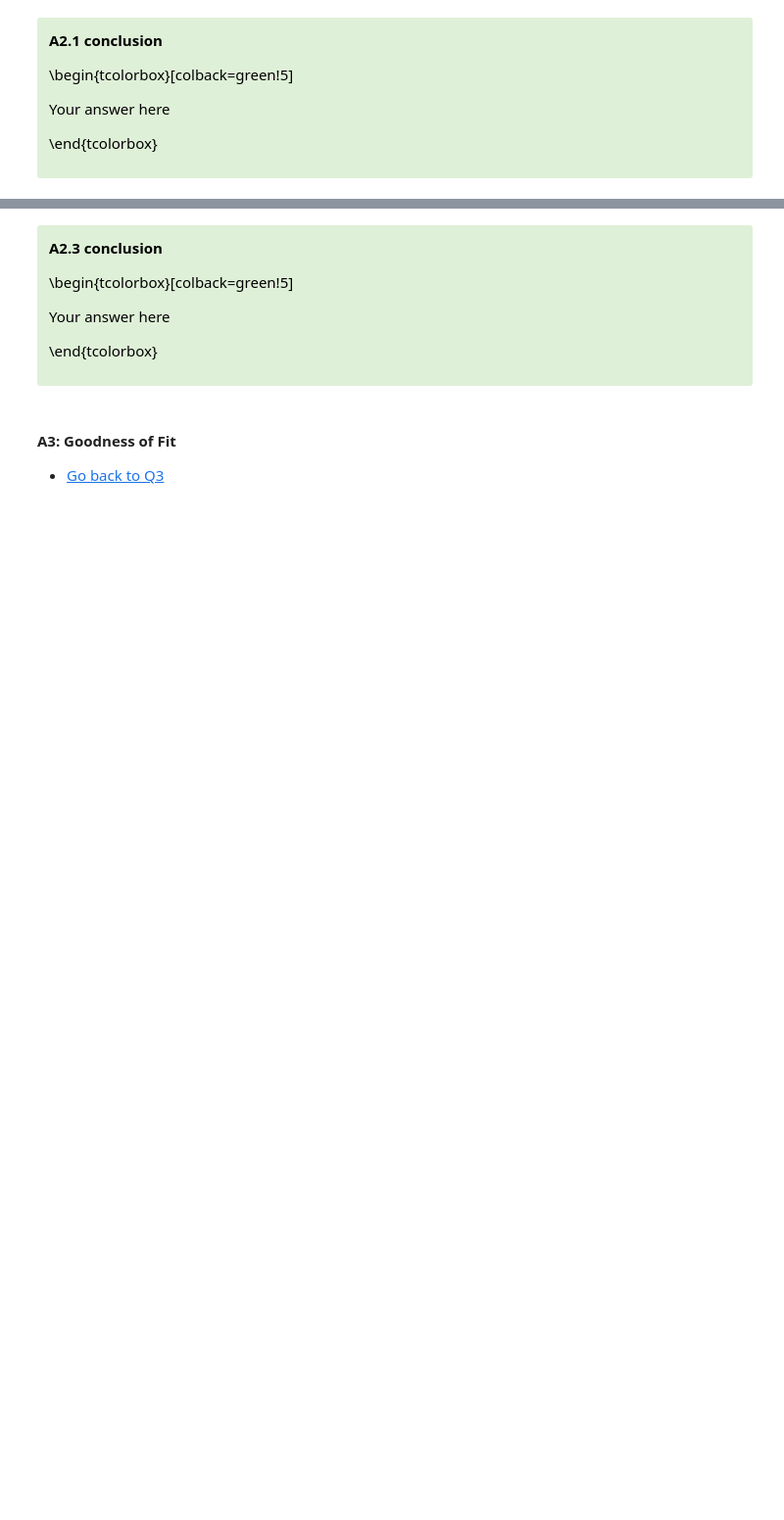
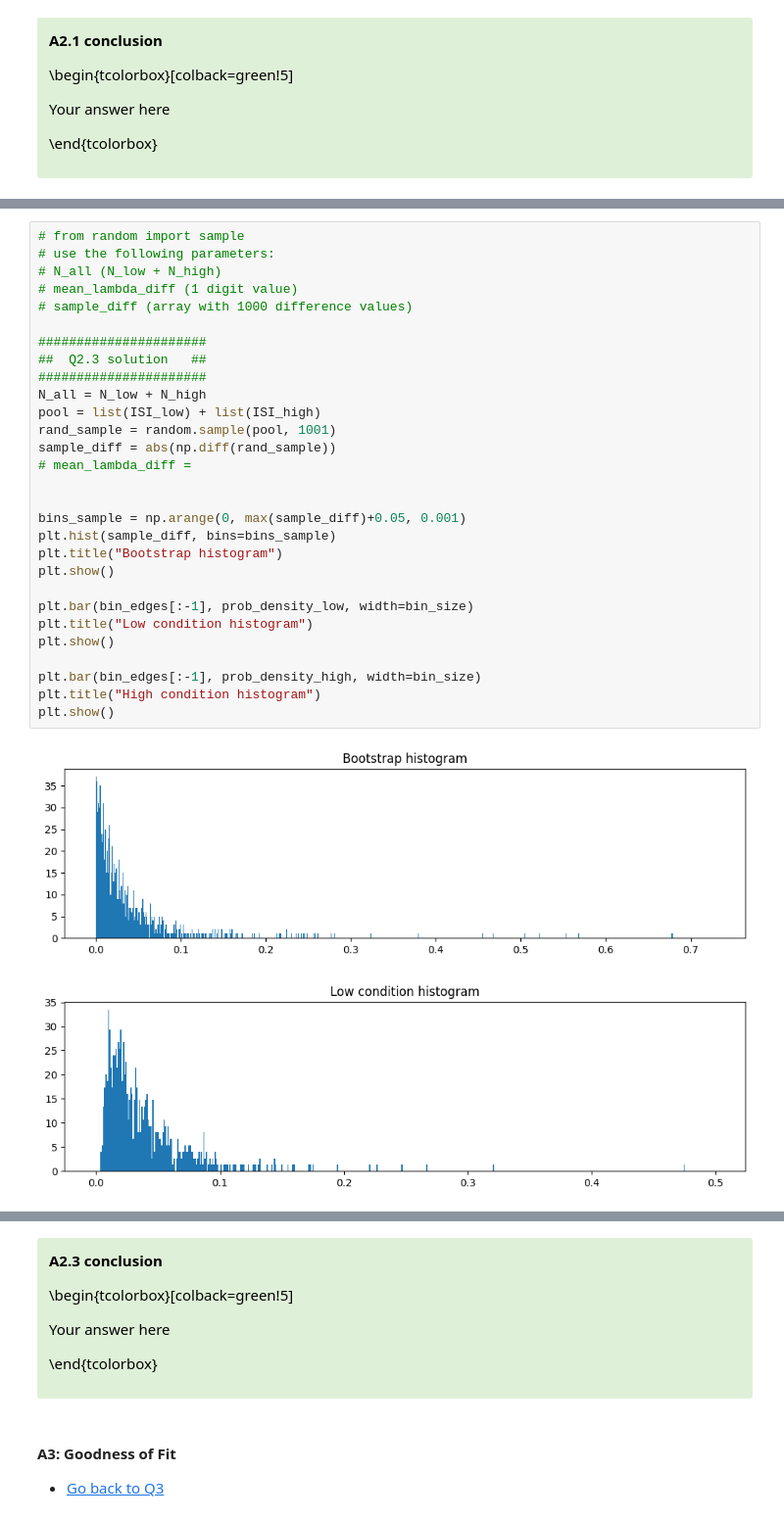
Before and after one commit to cesarz10/Computational-Neurophysiology-Lab, a Jupyter notebook: Lab_4/Module2_Ex2_12.ipynb, the cells around one changed output, grey strips where cells are left out. Shown at 98% size. Drawn from its saved outputs; the diff is of its cells as text; blank space fills up the shorter version.

```diff
--- a/Lab_4/Module2_Ex2_12.ipynb
+++ b/Lab_4/Module2_Ex2_12.ipynb
@@ -395,0 +443,32 @@ Your answer here
+# %%
+# from random import sample
+# use the following parameters:
+# N_all (N_low + N_high)
+# mean_lambda_diff (1 digit value)
+# sample_diff (array with 1000 difference values)
+
+######################
+##  Q2.3 solution   ##
+######################
+N_all = N_low + N_high
+pool = list(ISI_low) + list(ISI_high)
+rand_sample = random.sample(pool, 1001)
+sample_diff = abs(np.diff(rand_sample))
+# mean_lambda_diff =
+
+
+bins_sample = np.arange(0, max(sample_diff)+0.05, 0.001)
+plt.hist(sample_diff, bins=bins_sample)
+plt.title("Bootstrap histogram")
+plt.show()
+
+plt.bar(bin_edges[:-1], prob_density_low, width=bin_size)
+plt.title("Low condition histogram")
+plt.show()
+
+plt.bar(bin_edges[:-1], prob_density_high, width=bin_size)
+plt.title("High condition histogram")
+plt.show()
+# %% [output]
+[figure, added]
+[figure, added]
```
Also changed, not shown: parts of 7 cells of this notebook.
